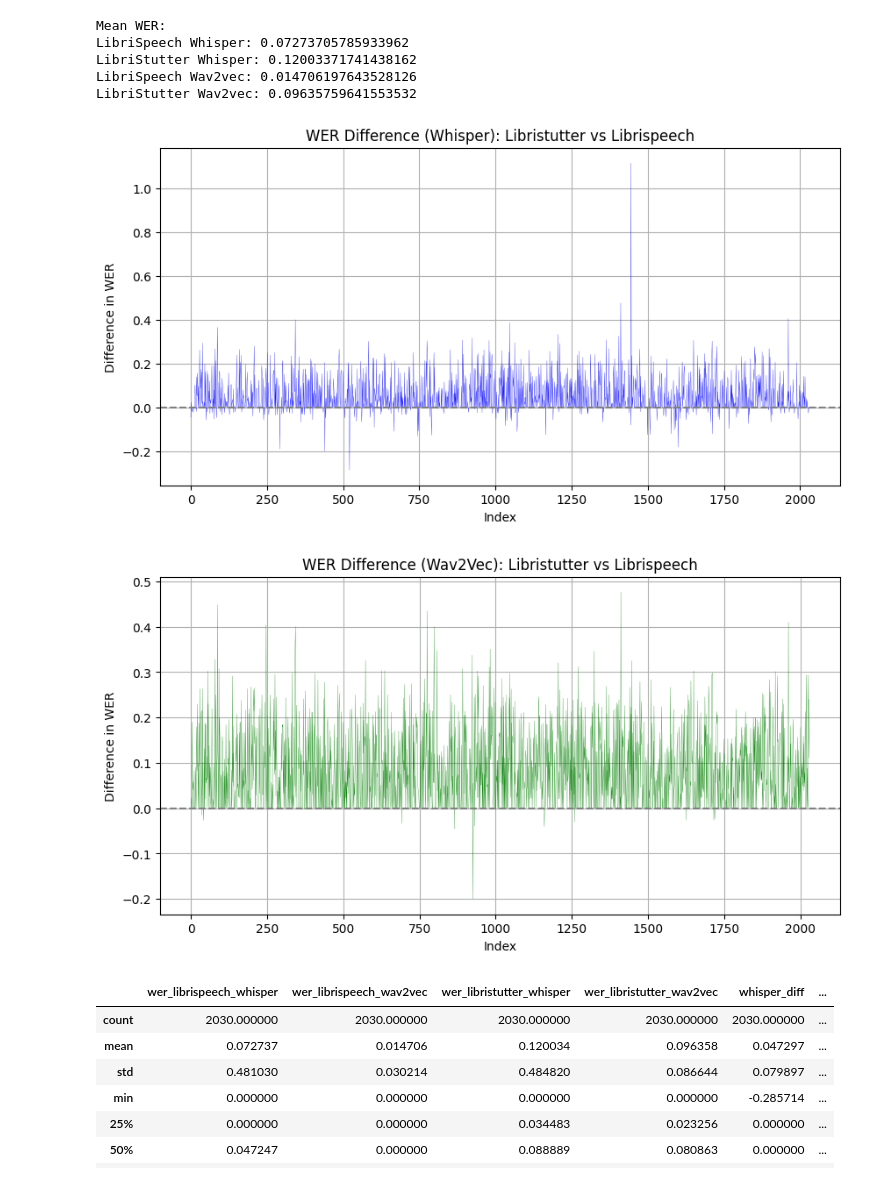
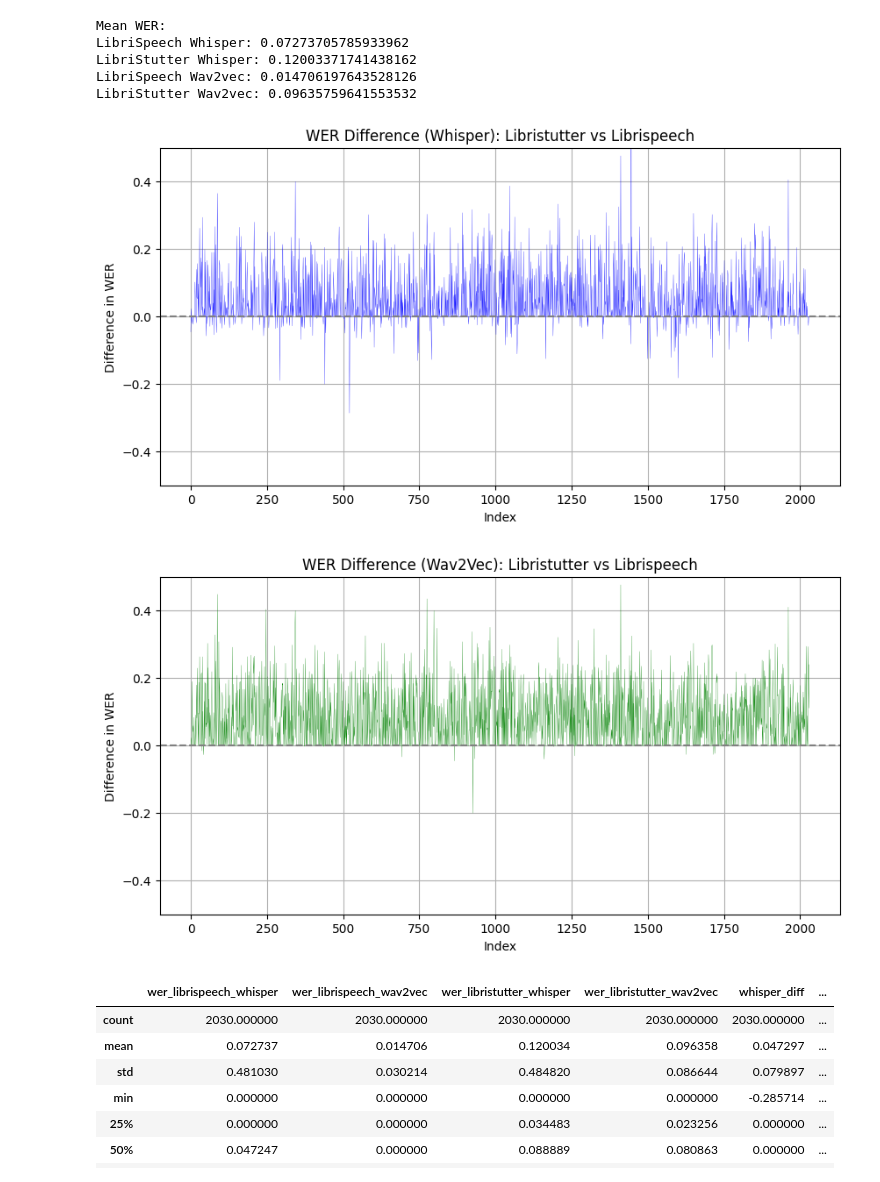
Before and after one commit to dongim04/stuttered-speech-asr, a Jupyter notebook: wer.ipynb, the cells around one changed output. Cells and saved outputs as stored; diff of their text form; code cells hidden in the pictures.

```diff
--- a/wer.ipynb
+++ b/wer.ipynb
@@ -125,29 +113,31 @@ LibriStutter Wav2vec: 0.09635759641553532
 # %%
 df_librispeech_libristutter['whisper_diff'] = df_librispeech_libristutter['wer_libristutter_whisper'] - df_librispeech_libristutter['wer_librispeech_whisper']
 df_librispeech_libristutter['wav2vec_diff'] = df_librispeech_libristutter['wer_libristutter_wav2vec'] - df_librispeech_libristutter['wer_librispeech_wav2vec']
 
 # Plot 1: Whisper WER Difference
 plt.figure(figsize=(10, 5))
 plt.plot(df_librispeech_libristutter.index, df_librispeech_libristutter['whisper_diff'], color='blue', linewidth=0.2)
 plt.axhline(0, color='gray', linestyle='--')
 plt.xlabel('Index')
 plt.ylabel('Difference in WER')
+plt.ylim(-.5, .5)
 plt.title('WER Difference (Whisper): Libristutter vs Librispeech')
 plt.grid(True)
 plt.show()
 
 # Plot 2: Wav2Vec WER Difference
 plt.figure(figsize=(10, 5))
 plt.plot(df_librispeech_libristutter.index, df_librispeech_libristutter['wav2vec_diff'], color='green', linewidth=0.2)
 plt.axhline(0, color='gray', linestyle='--')
 plt.xlabel('Index')
 plt.ylabel('Difference in WER')
+plt.ylim(-.5, .5)
 plt.title('WER Difference (Wav2Vec): Libristutter vs Librispeech')
 plt.grid(True)
 plt.show()
 # %% [output]
-[figure, old version]
+[figure, new version]
-[figure, old version]
+[figure, new version]
 # %%
 df_librispeech_libristutter.describe()
 # %% [output]
```
Also changed, not shown: parts of 14 cells of this notebook, 25 other files.
